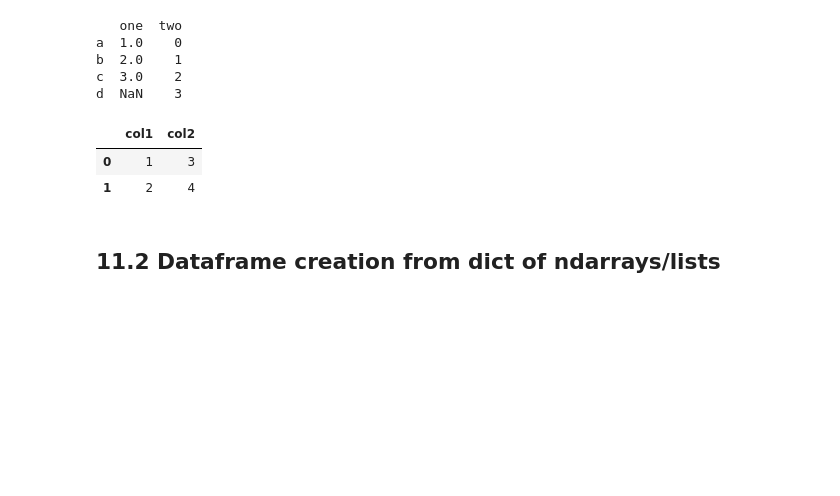
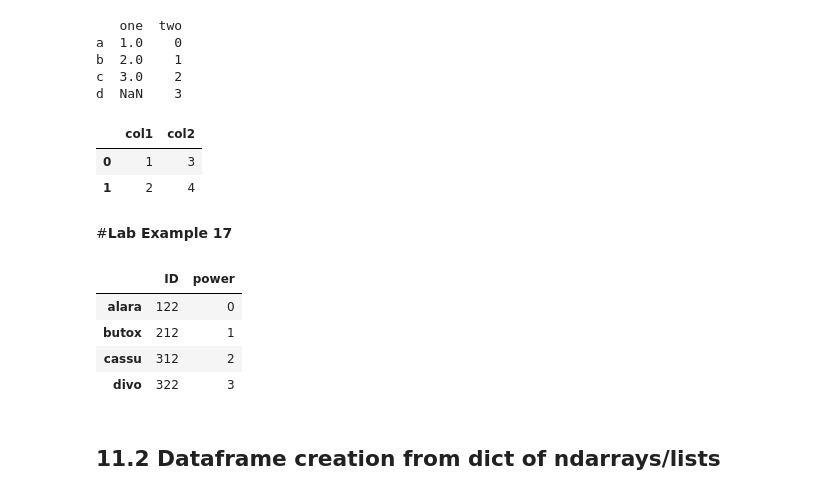
Before and after one commit to IAT-ExploringAI-2025/Week1-Intro-to-Python, a Jupyter notebook: introduction_to_python.ipynb, the cells around one changed output. Saved outputs shown, nothing was run; the diff lists cells and outputs as text; code cells hidden in the pictures; blank space fills up the shorter version.

```diff
--- a/introduction_to_python.ipynb
+++ b/introduction_to_python.ipynb
@@ -1292,6 +1389,20 @@ d  NaN    3
 |  | col1 | col2 |
 | 0 | 1 | 3 |
 | 1 | 2 | 4 |
+# %% [markdown]
+#**Lab Example 17**
+# %%
+admin = {"ID":pd.Series([122,212,312,322], index = ['alara', 'butox', 'cassu', 'divo']),
+'power': pd.Series(list(range(4)), index = ['alara', 'butox', 'cassu', 'divo'])}
+
+df = pd.DataFrame(data = admin)
+df
+# %% [output]
+|  | ID | power |
+| alara | 122 | 0 |
+| butox | 212 | 1 |
+| cassu | 312 | 2 |
+| divo | 322 | 3 |
 # %% [markdown]
 ## 11.2  Dataframe creation from dict of ndarrays/lists
 # %% [markdown]
```
Also changed, not shown: parts of 24 cells of this notebook.
